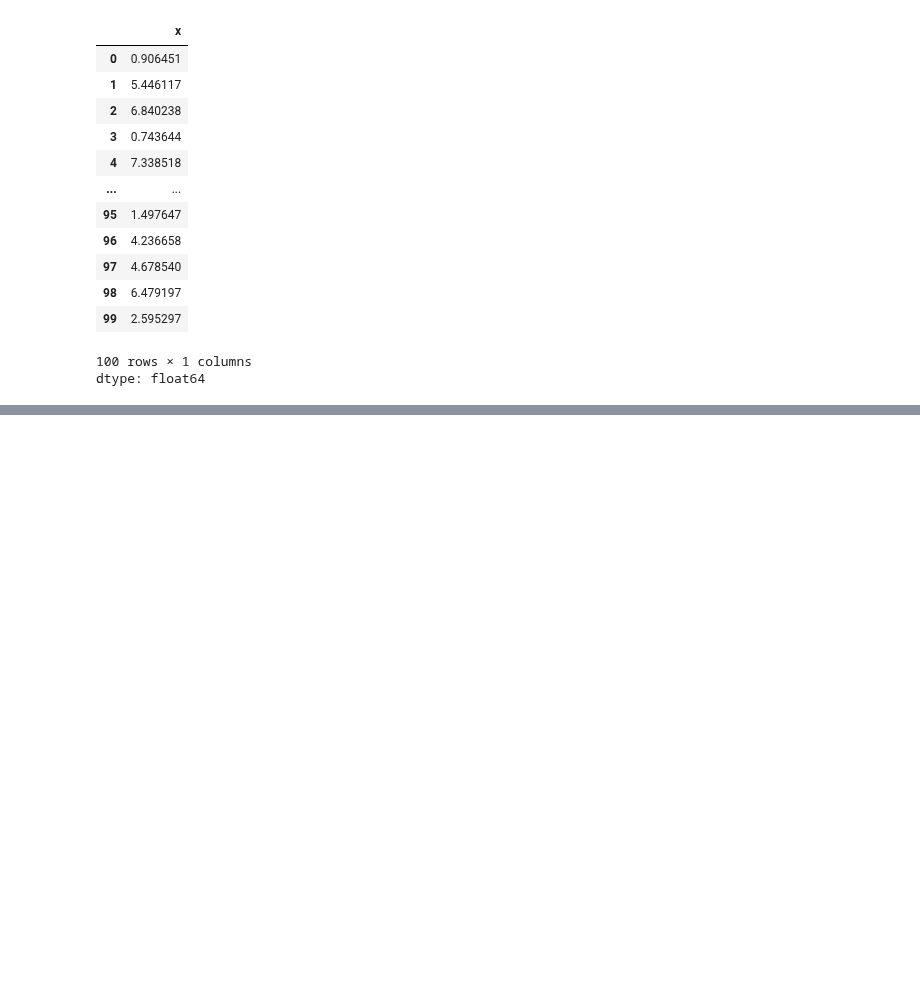
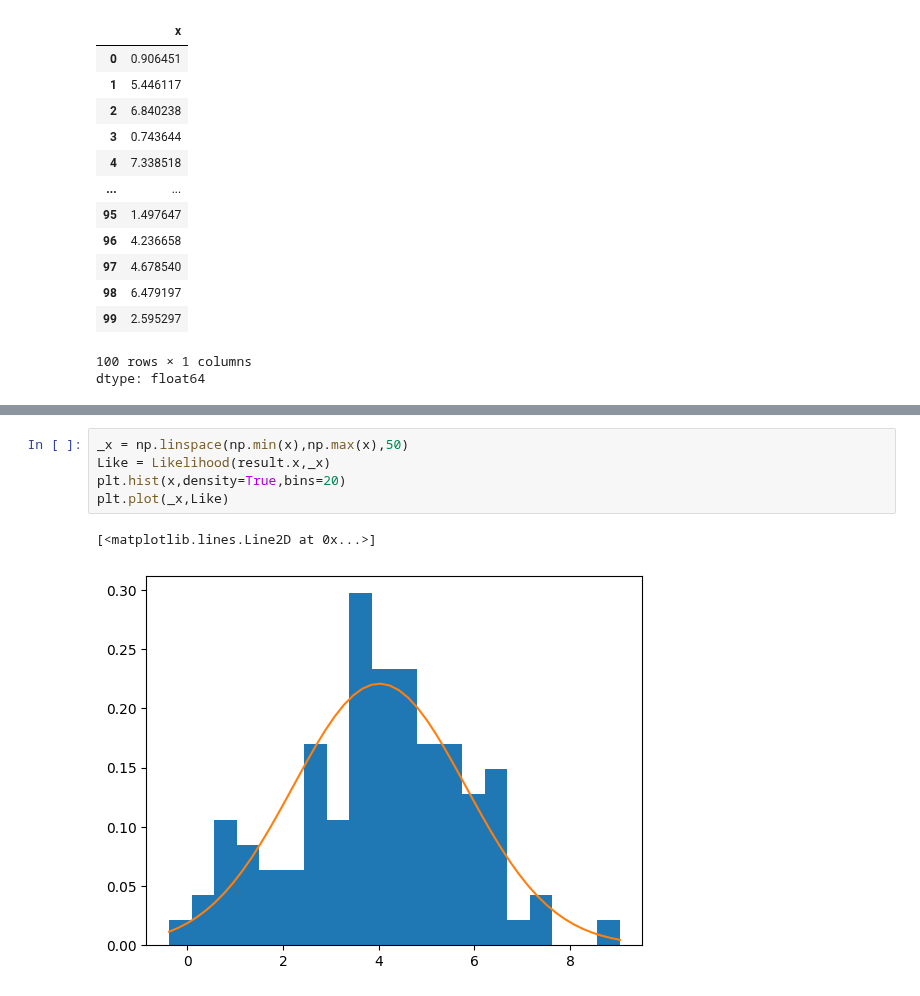
Before and after one commit to asegura4488/MetodosComputacionales1, a Jupyter notebook: Semana15/AjusteHistogramas.ipynb, the cells around one changed output, grey strips where cells are left out. Cells and saved outputs as stored; diff of their text form; blank space fills up the shorter version.

```diff
--- a/Semana15/AjusteHistogramas.ipynb
+++ b/Semana15/AjusteHistogramas.ipynb
@@ -43,0 +98,8 @@ dtype: float64
+# %%
+_x = np.linspace(np.min(x),np.max(x),50)
+Like = Likelihood(result.x,_x)
+plt.hist(x,density=True,bins=20)
+plt.plot(_x,Like)
+# %% [output]
+[<matplotlib.lines.Line2D at 0x...>]
+[figure, added]
```
Also changed, not shown: parts of 9 cells of this notebook.
